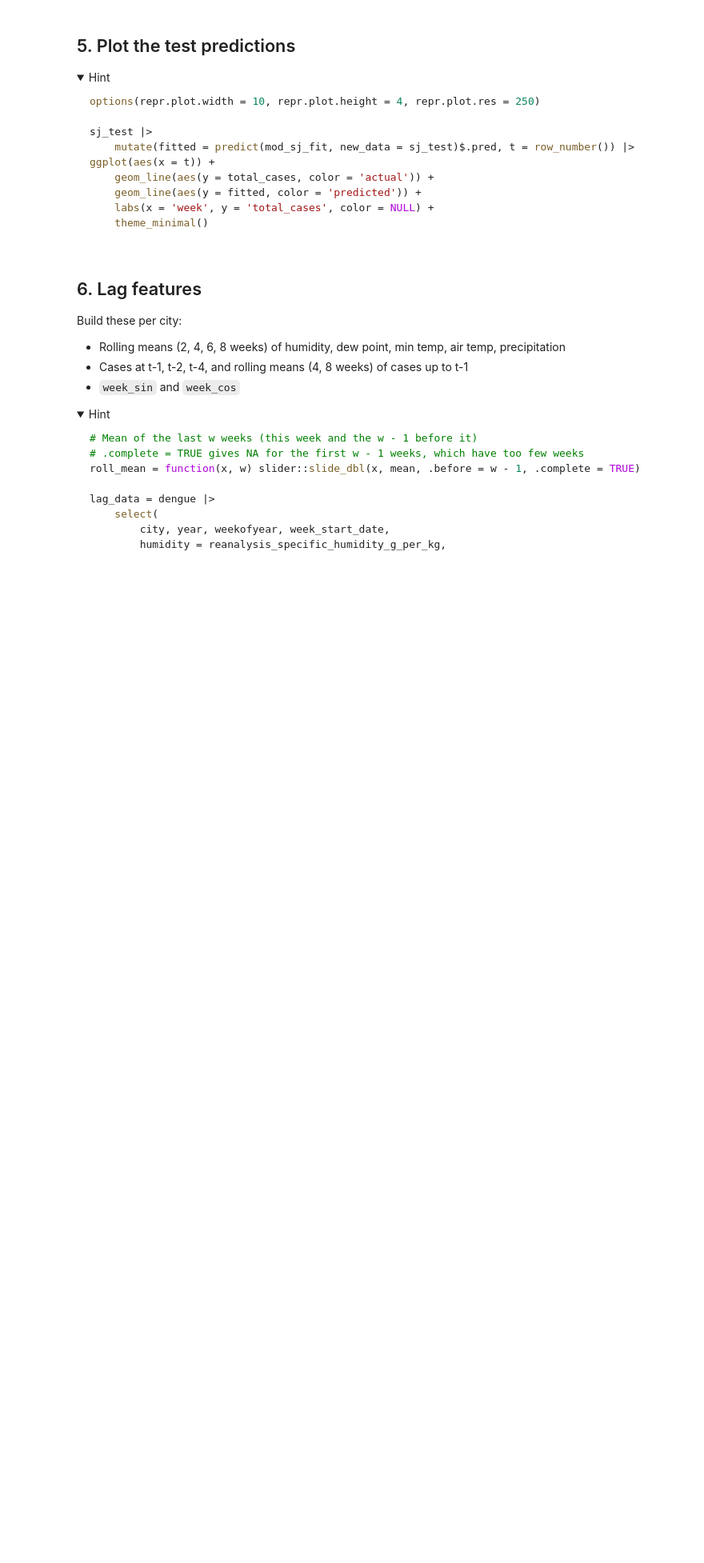
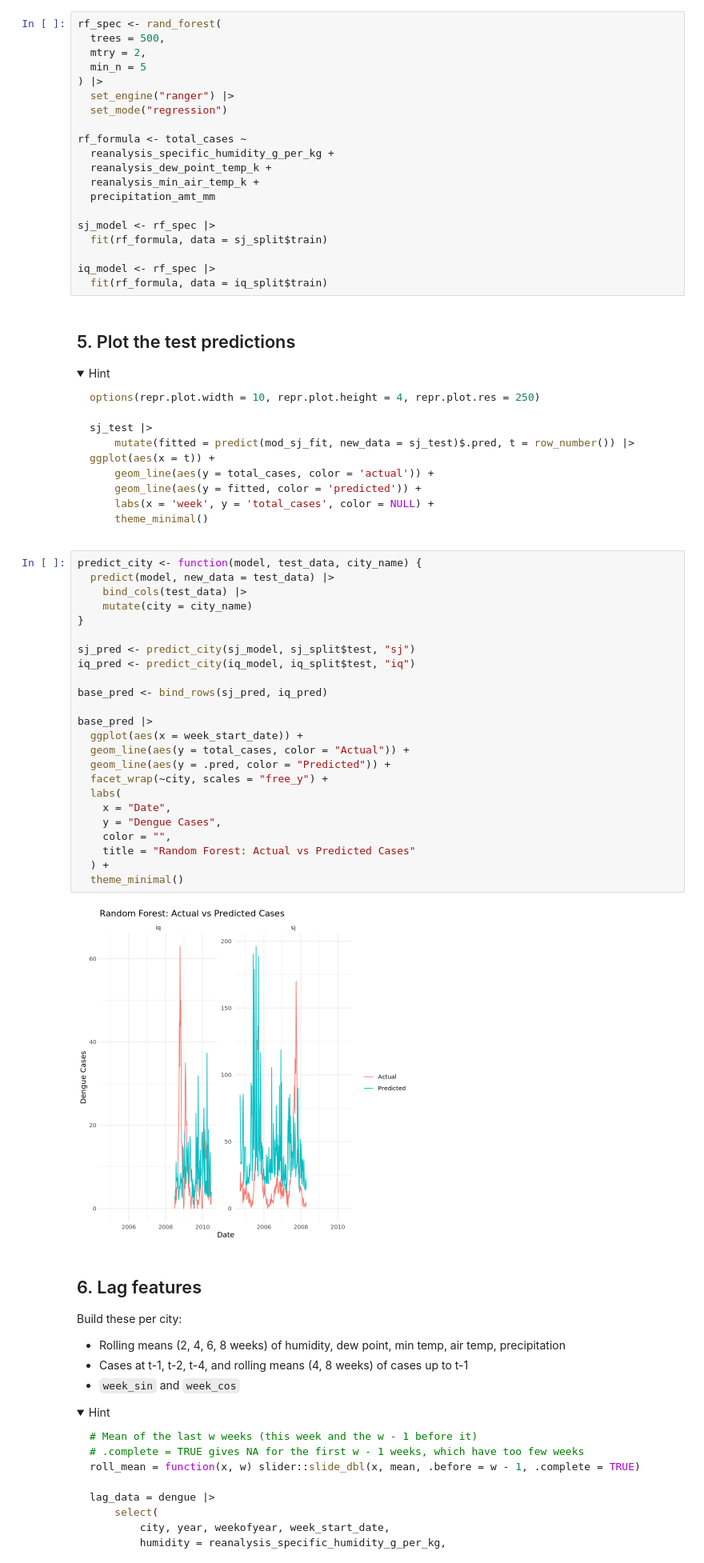
Before and after one commit to jan3zhao/codespace, a Jupyter notebook: exercises/14-dengue-exercise.ipynb, the cells around one changed output. Shown at 80% size. Drawn from its saved outputs; the diff is of its cells as text; folded sections open; blank space fills up the shorter version.

Commit message:
complete exercises/14-dengue-exercise.ipynb

````diff
--- a/exercises/14-dengue-exercise.ipynb
+++ b/exercises/14-dengue-exercise.ipynb
@@ -99,6 +211,26 @@ mod_iq_fit = mod |> fit(formula, data = iq_train)
 ```
 
 </details>
+# %%
+rf_spec <- rand_forest(
+  trees = 500,
+  mtry = 2,
+  min_n = 5
+) |>
+  set_engine("ranger") |>
+  set_mode("regression")
+
+rf_formula <- total_cases ~
+  reanalysis_specific_humidity_g_per_kg +
+  reanalysis_dew_point_temp_k +
+  reanalysis_min_air_temp_k +
+  precipitation_amt_mm
+
+sj_model <- rf_spec |>
+  fit(rf_formula, data = sj_split$train)
+
+iq_model <- rf_spec |>
+  fit(rf_formula, data = iq_split$train)
 # %% [markdown]
 ## 5. Plot the test predictions
 
@@ -118,6 +250,32 @@ ggplot(aes(x = t)) +
 ```
 
 </details>
+# %%
+predict_city <- function(model, test_data, city_name) {
+  predict(model, new_data = test_data) |>
+    bind_cols(test_data) |>
+    mutate(city = city_name)
+}
+
+sj_pred <- predict_city(sj_model, sj_split$test, "sj")
+iq_pred <- predict_city(iq_model, iq_split$test, "iq")
+
+base_pred <- bind_rows(sj_pred, iq_pred)
+
+base_pred |>
+  ggplot(aes(x = week_start_date)) +
+  geom_line(aes(y = total_cases, color = "Actual")) +
+  geom_line(aes(y = .pred, color = "Predicted")) +
+  facet_wrap(~city, scales = "free_y") +
+  labs(
+    x = "Date",
+    y = "Dengue Cases",
+    color = "",
+    title = "Random Forest: Actual vs Predicted Cases"
+  ) +
+  theme_minimal()
+# %% [output]
+[figure, added]
 # %% [markdown]
 ## 6. Lag features
 
````
Also changed, not shown: parts of 11 cells of this notebook, 2 other files.
